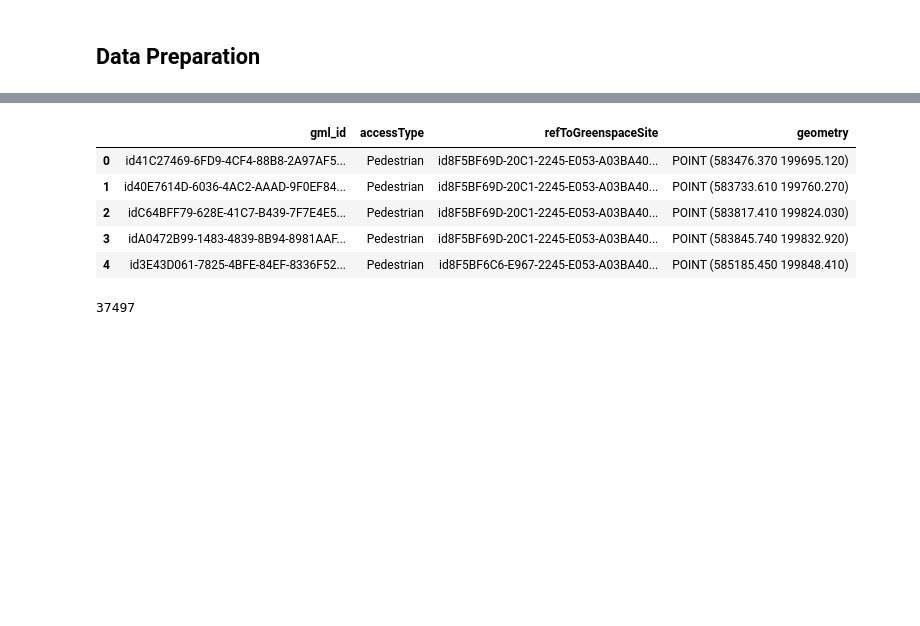
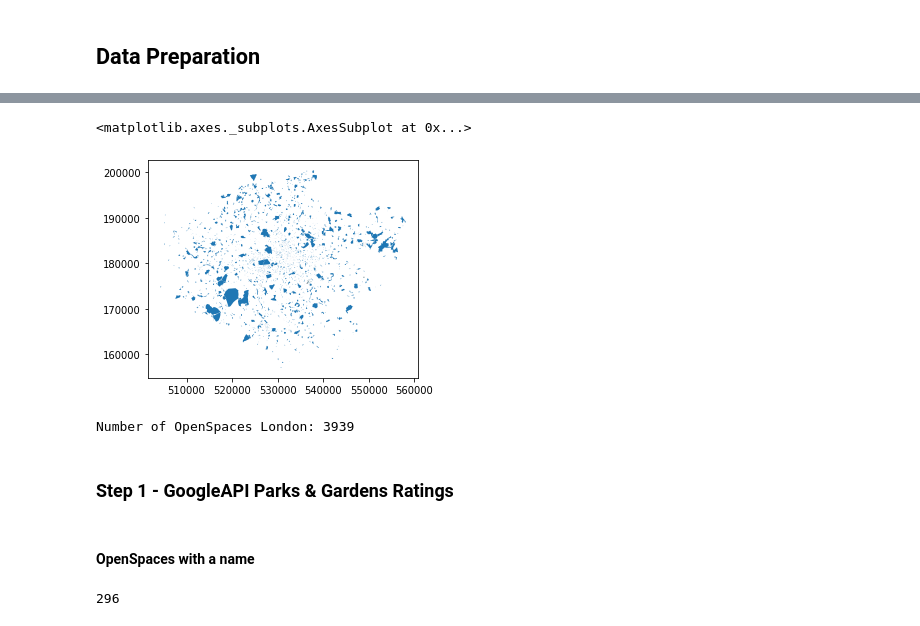
Before and after one commit to cultureincities/nature, a Jupyter notebook: colab/Nature_CASA.ipynb, the cells around one changed output, grey strips where cells are left out. Saved outputs shown, nothing was run; the diff lists cells and outputs as text; code cells hidden in the pictures; blank space fills up the shorter version.

```diff
--- a/colab/Nature_CASA.ipynb
+++ b/colab/Nature_CASA.ipynb
@@ -96,13 +185,15 @@ gdf = gpd.read_file(root_path+osdata_path)
+# %%
+gdf_allsub.plot()
+# %% [output]
+<matplotlib.axes._subplots.AxesSubplot at 0x...>
+[figure, added]
+# %%
+print('Number of OpenSpaces London: '+str(len(gdf_allsub)))
+# %% [output]
+Number of OpenSpaces London: 3939
+# %% [markdown]
+### Step 1 - GoogleAPI Parks & Gardens Ratings
+# %% [markdown]
+#### OpenSpaces with a name
 # %%
-gdf.head()
+gdf_allsub.head()
-# %% [output]
-|  | gml_id | accessType | refToGreenspaceSite | geometry |
-| 0 | id41C27469-6FD9-4CF4-88B8-2A97AF5... | Pedestrian | id8F5BF69D-20C1-2245-E053-A03BA40... | POINT (583476.370 199695.120) |
-| 1 | id40E7614D-6036-4AC2-AAAD-9F0EF84... | Pedestrian | id8F5BF69D-20C1-2245-E053-A03BA40... | POINT (583733.610 199760.270) |
-| 2 | idC64BFF79-628E-41C7-B439-7F7E4E5... | Pedestrian | id8F5BF69D-20C1-2245-E053-A03BA40... | POINT (583817.410 199824.030) |
-| 3 | idA0472B99-1483-4839-8B94-8981AAF... | Pedestrian | id8F5BF69D-20C1-2245-E053-A03BA40... | POINT (583845.740 199832.920) |
-| 4 | id3E43D061-7825-4BFE-84EF-8336F52... | Pedestrian | id8F5BF6C6-E967-2245-E053-A03BA40... | POINT (585185.450 199848.410) |
-# %%
-len(gdf)
-# %% [output]
-37497
@@ -110,0 +200,5 @@ Helllo! How are you doing !?
+# %%
+gdf_name = gdf_all[gdf_all['name'].notnull()]
+len(gdf_name)
+# %% [output]
+296
```
Also changed, not shown: parts of 37 cells of this notebook.
